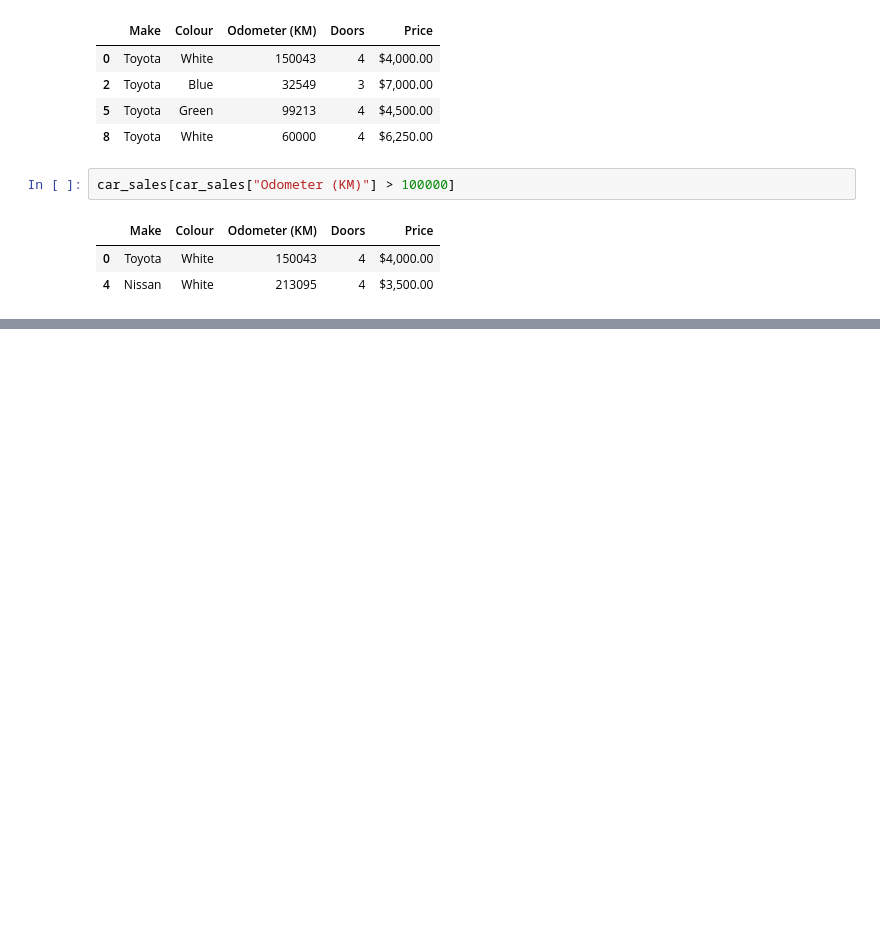
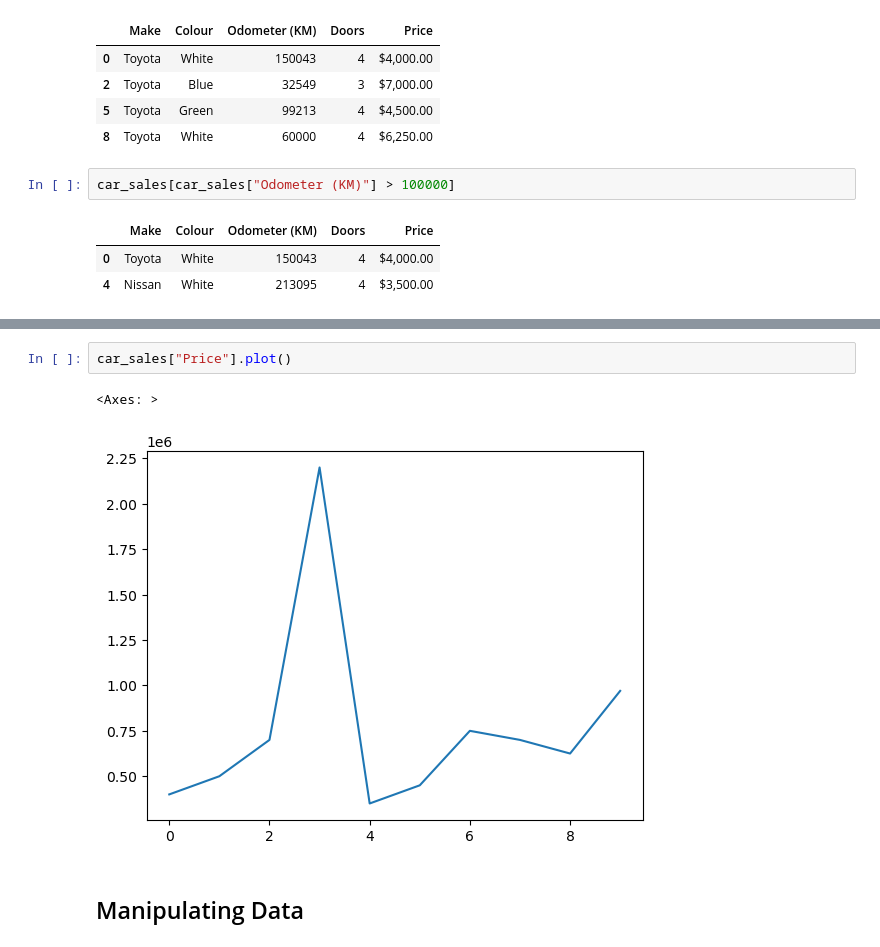
Before and after one commit to souravdev-eng/zero-to-mastery-ml-course, a Jupyter notebook: Introduction-to-pandas.ipynb, the cells around one changed output, grey strips where cells are left out. Cells and saved outputs as stored; diff of their text form; blank space fills up the shorter version.

```diff
--- a/Introduction-to-pandas.ipynb
+++ b/Introduction-to-pandas.ipynb
@@ -256,0 +302,7 @@ car_sales[car_sales["Odometer (KM)"] > 100000]
+# %%
+car_sales["Price"].plot()
+# %% [output]
+<Axes: >
+[figure, added]
+# %% [markdown]
+## Manipulating Data
```
Also changed, not shown: parts of 25 cells of this notebook, 4 other files.
